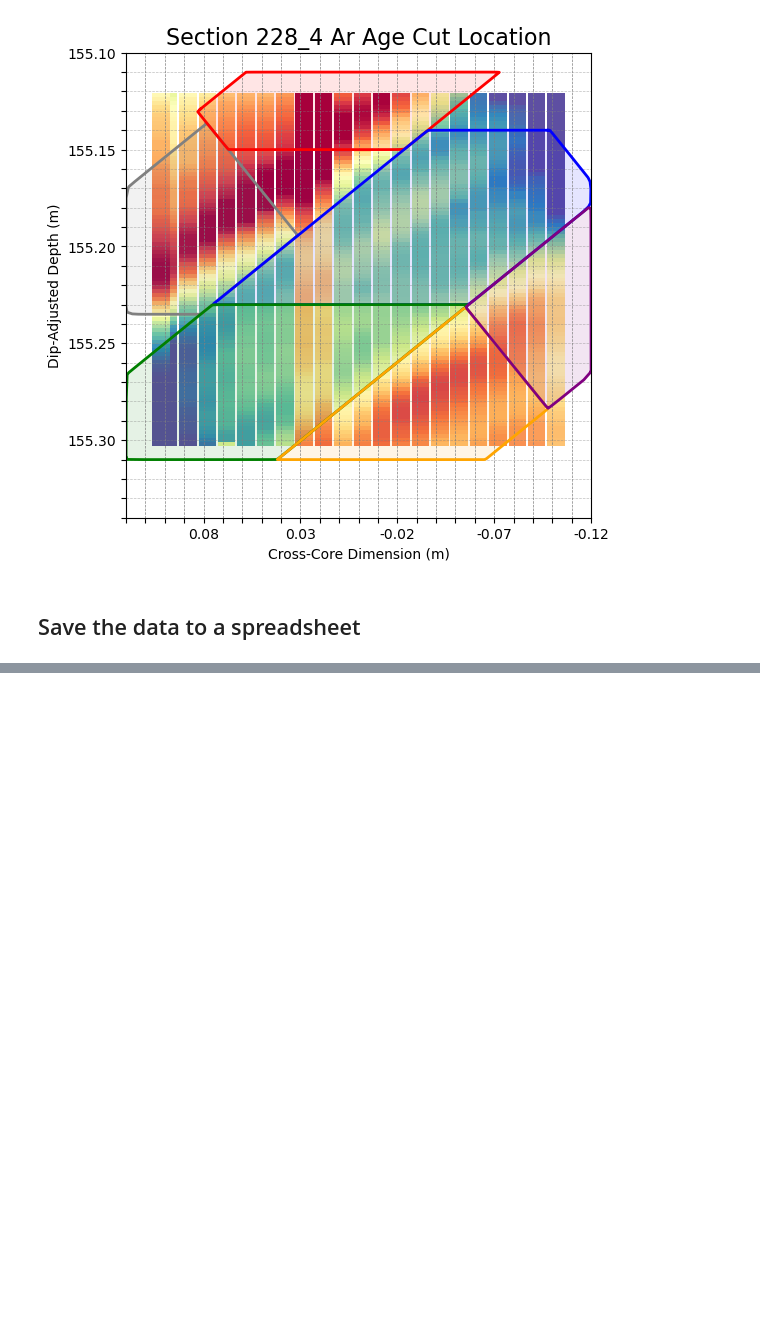
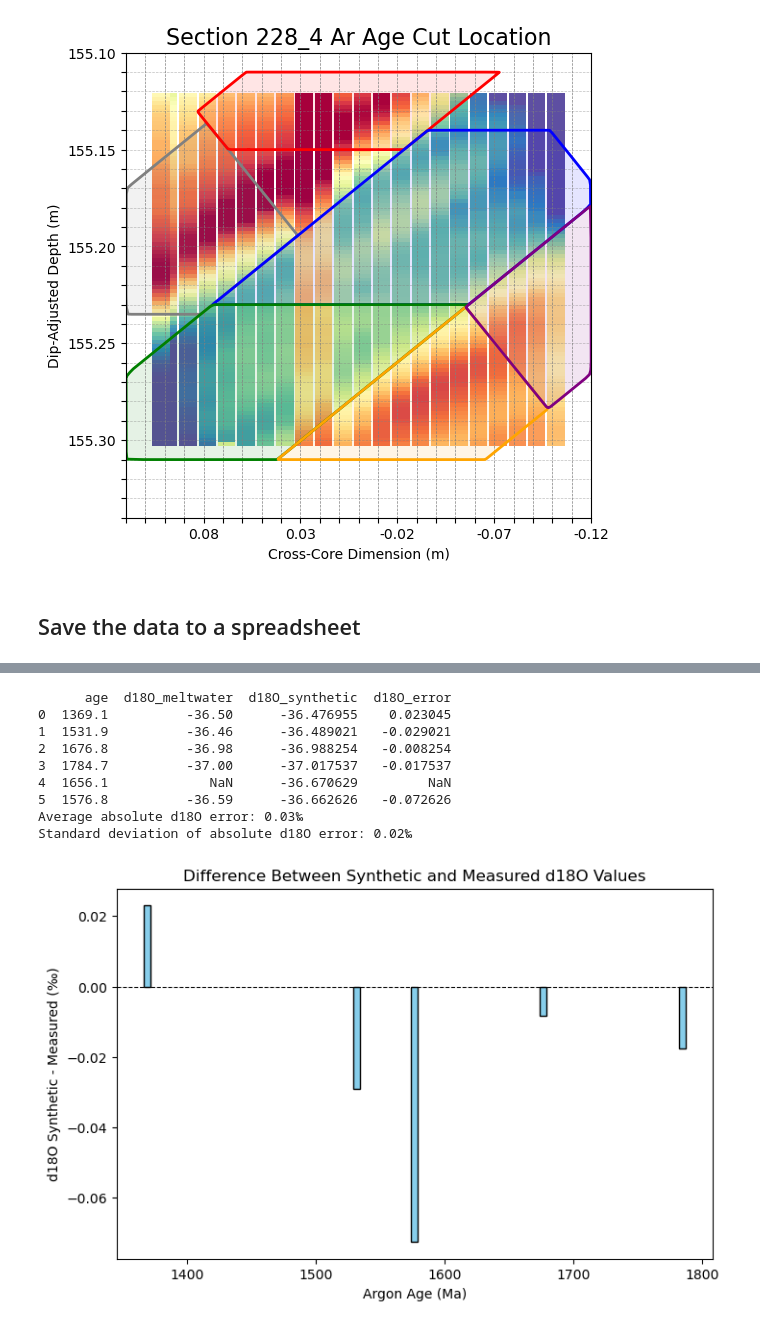
Before and after one commit to liamkirkpatrick/alhic1901_deeplayering, a Jupyter notebook: scripts/argon_plots/plot_argon.ipynb, the cells around one changed output, grey strips where cells are left out. Saved outputs shown, nothing was run; the diff lists cells and outputs as text; code cells hidden in the pictures; blank space fills up the shorter version.

```diff
--- a/scripts/argon_plots/plot_argon.ipynb
+++ b/scripts/argon_plots/plot_argon.ipynb
@@ -703,0 +711,5 @@ Saved argon sample summary to: ../../data/sampling/master/age_master.csv
+# %%
+# load water isotope data
+path_to_sample_master = '../../data/sampling/master/'
+iso = pd.read_csv(path_to_sample_master + 'water_iso_master.csv')
+iso.head()
@@ -703,0 +724,70 @@ Saved argon sample summary to: ../../data/sampling/master/age_master.csv
+# %%
+# Compute a 1mm resolution average d18O profile from the very top to bottom of the section
+depths = np.arange(155.0, 155.42, 0.001)
+d18O_profile = np.full_like(depths, np.nan)
+for i in range(len(depths)-1):
+    d_start = depths[i]
+    d_end = depths[i+1]
+    mask = (
+        (iso['top_depth_adj'] <= d_end) &
+        (iso['bottom_depth_adj'] >= d_start) &
+        iso['d18O'].notna()
+    )
+    if np.any(mask):
+        d18O_profile[i] = iso.loc[mask, 'd18O'].mean()
+# %%
+# Compute synthetic d18O for each argon sample using the cut depth distributions as weights
+bin_edges = np.concatenate((depths - 0.0005, [depths[-1] + 0.0005]))  # edges for 1 mm bins centered on `depths`
+
+synth_vals = []
+for i, shape in enumerate(shapes):
+    # sample points for this cut (returns dip-adjusted depths in third array)
+    x_s, y_s, z_sheared = get_points_in_sample(shape, theta_x, theta_y, td, bd)
+    if len(z_sheared) == 0:
+        synth = np.nan
+    else:
+        # histogram the dip-adjusted depths into the profile bins
+        counts, _ = np.histogram(z_sheared, bins=bin_edges)
+        # mask bins where d18O_profile is defined
+        valid = ~np.isnan(d18O_profile)
+        tot = counts[valid].sum()
+        if tot == 0:
+            synth = np.nan
+        else:
+            synth = (counts[valid] * d18O_profile[valid]).sum() / tot
+    synth_vals.append(synth)
+
+# attach results to df_samples and display
+df_samples = df_samples.copy()
+df_samples['d18O_synthetic'] = synth_vals
+
+# compute the error between synthetic and measured
+df_samples['d18O_error'] = df_samples['d18O_synthetic'] - df_samples['d18O_meltwater']
+print(df_samples[['age', 'd18O_meltwater', 'd18O_synthetic', 'd18O_error']])
+
+# print the average error and the standard deviation of the error
+mean_error = df_samples['d18O_error'].abs().mean()
+std_error = df_samples['d18O_error'].abs().std()
+print(f'Average absolute d18O error: {mean_error:.2f}‰')
+print(f'Standard deviation of absolute d18O error: {std_error:.2f}‰')
+
+# make a bar plot showing the difference between synthetic and measured for each sample (not as an absolute value)
+fig, ax = plt.subplots(figsize=(8, 5))
+bars = ax.bar(df_samples['age'], df_samples['d18O_error'], width=5, color='skyblue', edgecolor='black')
+ax.axhline(0, color='black', linewidth=0.8, linestyle='--')
+ax.set_xlabel('Argon Age (Ma)')
+ax.set_ylabel('d18O Synthetic - Measured (‰)')
+ax.set_title('Difference Between Synthetic and Measured d18O Values')
+plt.show()
+# add a label for each sample on the plot
+# %% [output]
+      age  d18O_meltwater  d18O_synthetic  d18O_error
+0  1369.1          -36.50      -36.476955    0.023045
+1  1531.9          -36.46      -36.489021   -0.029021
+2  1676.8          -36.98      -36.988254   -0.008254
+3  1784.7          -37.00      -37.017537   -0.017537
+4  1656.1             NaN      -36.670629         NaN
+5  1576.8          -36.59      -36.662626   -0.072626
+Average absolute d18O error: 0.03‰
+Standard deviation of absolute d18O error: 0.02‰
+[figure, added]
```
Also changed, not shown: parts of 5 cells of this notebook.
